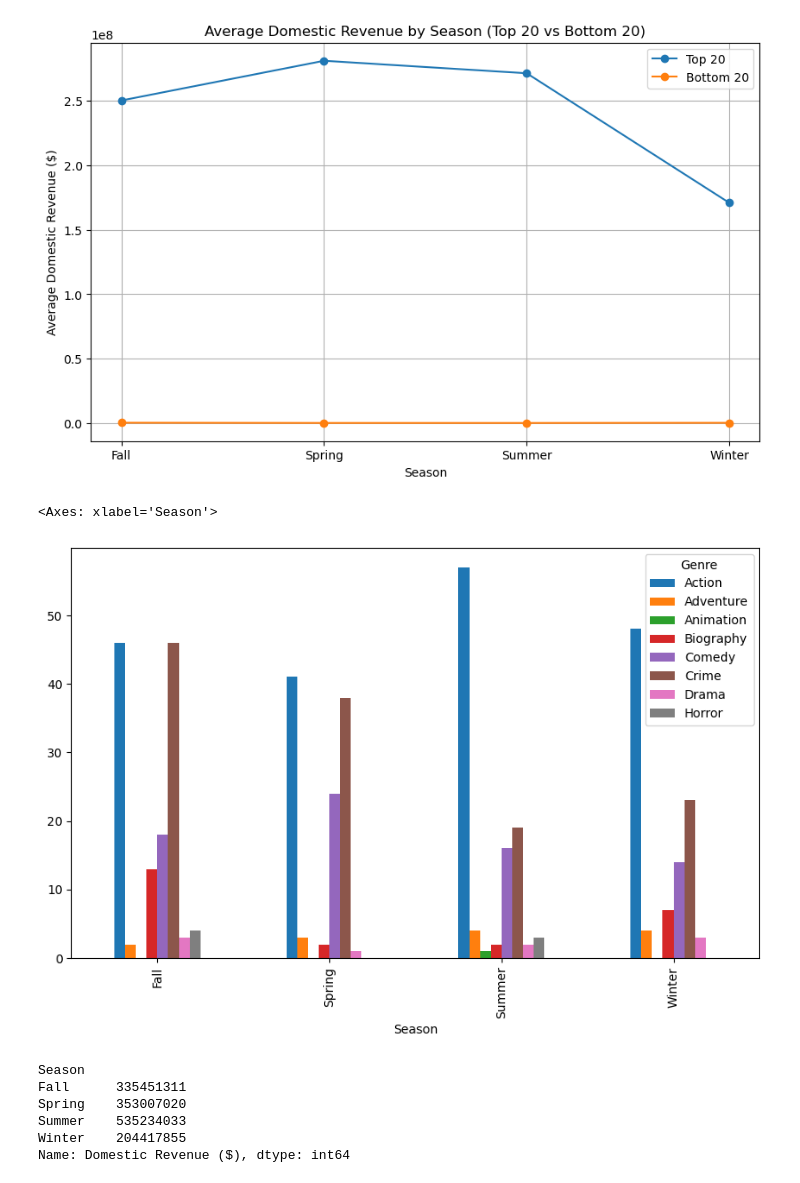
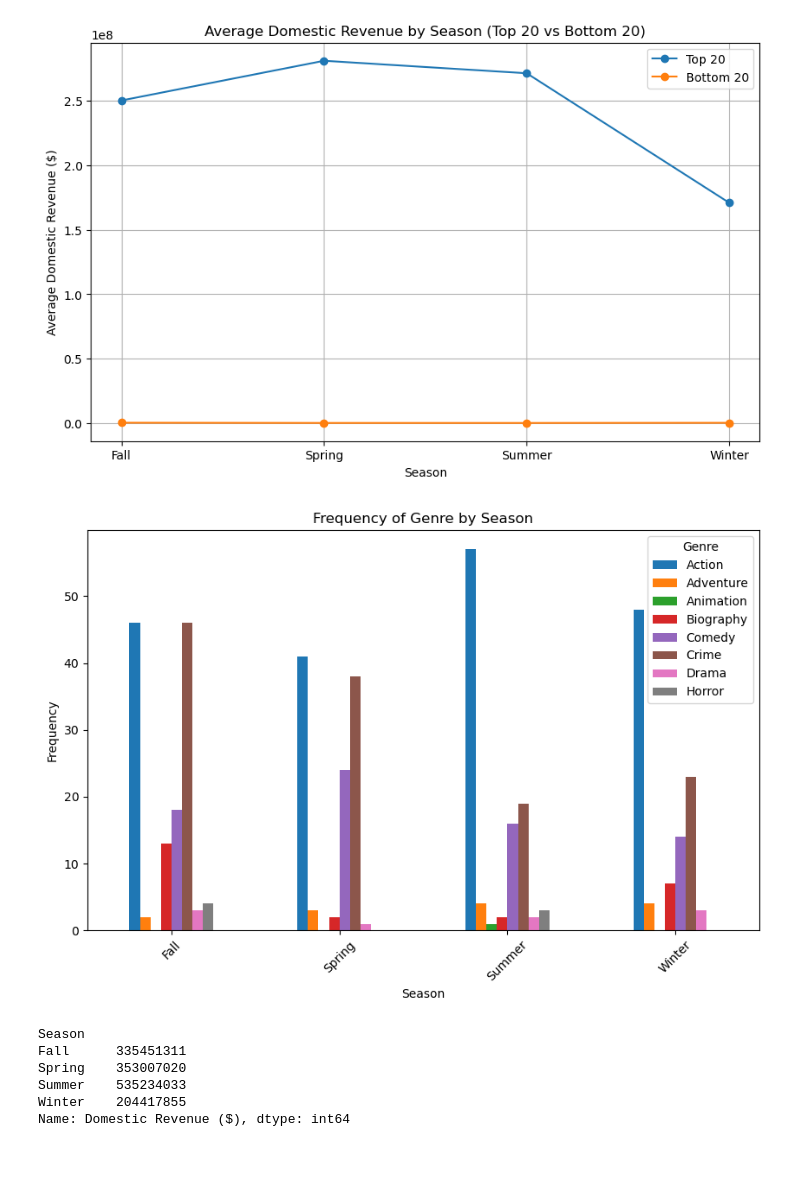
Before and after one commit to Armand57araujo/i-tickets, a Jupyter notebook: pythonnotebook.ipynb, the cells around one changed output. Saved outputs shown, nothing was run; the diff lists cells and outputs as text; code cells hidden in the pictures.

```diff
--- a/pythonnotebook.ipynb
+++ b/pythonnotebook.ipynb
@@ -705,33 +723,37 @@ plt.show()
 # %%
 import pandas as pd
 
 # Assuming 'Release Date' column is in datetime format:
 merged_movies_weather['Release Date'] = pd.to_datetime(merged_movies_weather['Release Date'])
 # If it's not, you need to convert it to datetime format first.
 
 # Function to extract season from date
 def get_season(date):
     month = date.month
     if 3 <= month <= 5:
         return 'Spring'
     elif 6 <= month <= 8:
         return 'Summer'
     elif 9 <= month <= 11:
         return 'Fall'
     else:
         return 'Winter'
 
 # Apply the function to create a 'Season' column
 merged_movies_weather['Season'] = merged_movies_weather['Release Date'].apply(get_season)
 
 # Group by 'Season' and 'Genre' and count occurrences
 genre_frequency_by_season = merged_movies_weather.groupby(['Season', 'Genre'])['Genre'].count().unstack()
 
 # Plot the results
 genre_frequency_by_season.plot(kind='bar', figsize=(10, 6))
+plt.title('Frequency of Genre by Season')
+plt.xlabel('Season')
+plt.ylabel('Frequency')
+plt.xticks(rotation=45)
+plt.show()
 # %% [output]
-<Axes: xlabel='Season'>
-[figure, old version]
+[figure, new version]
 # %%
 import pandas as pd
 
```
Also changed, not shown: parts of 12 cells of this notebook.
